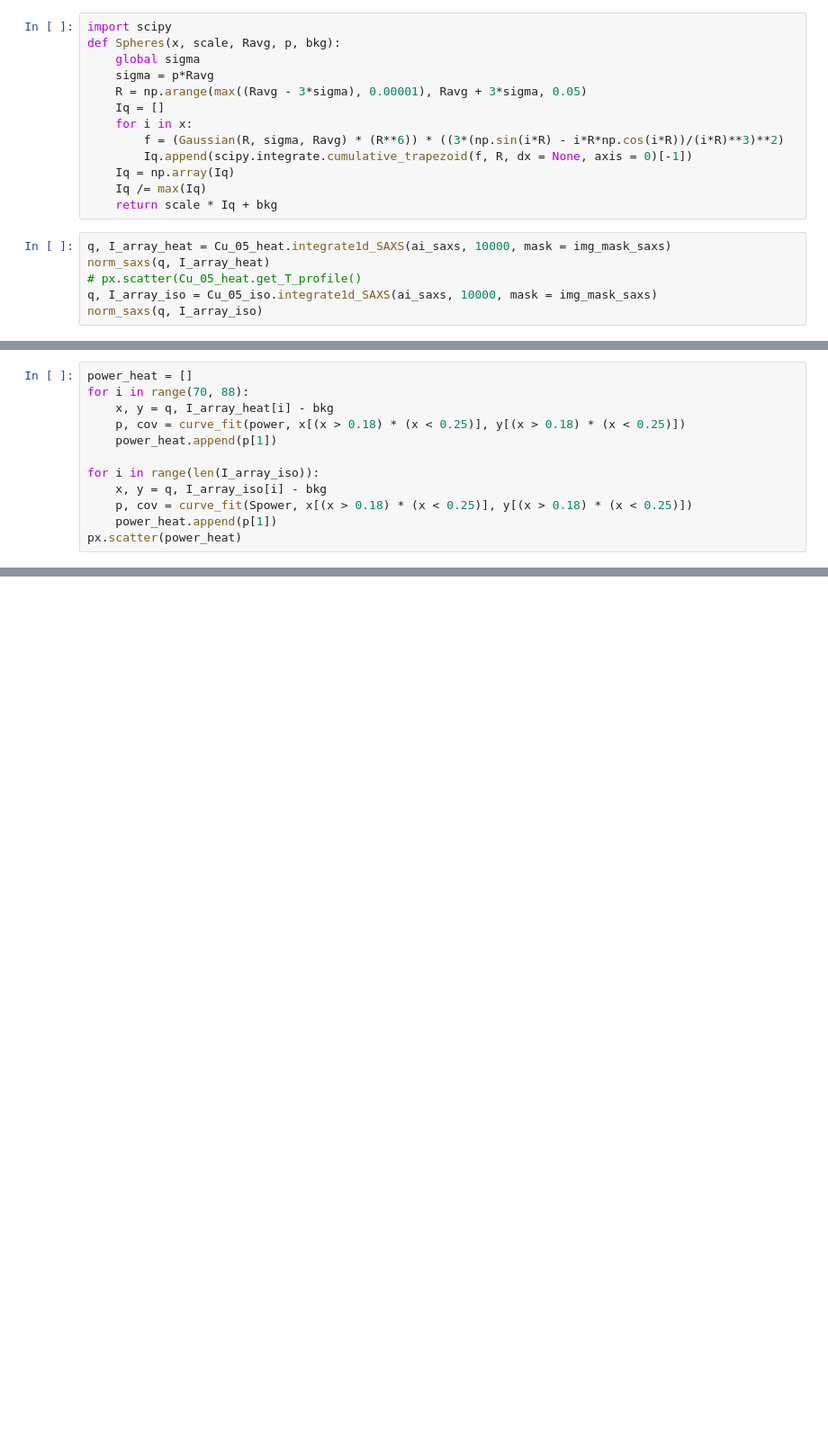
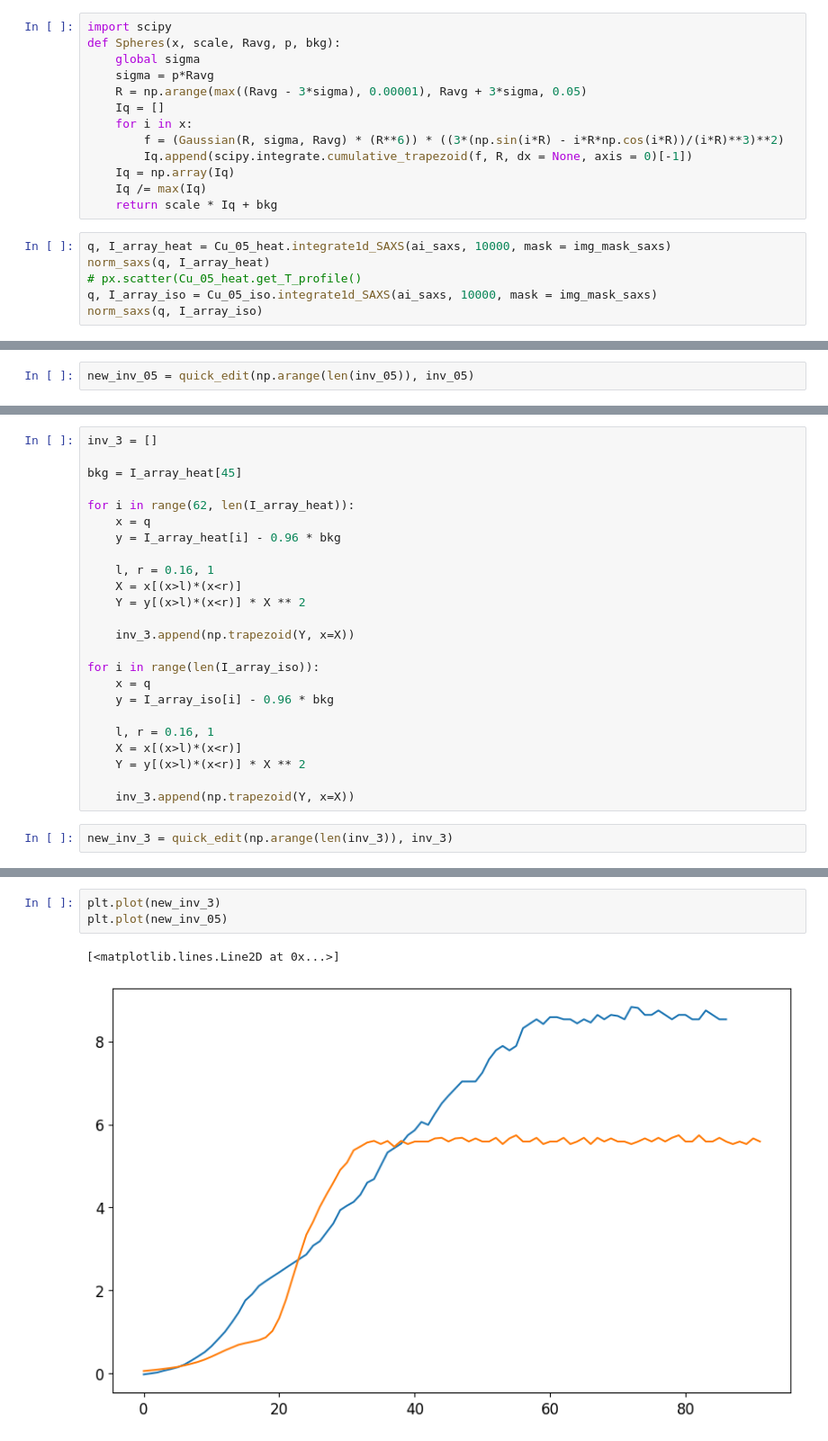
Before and after one commit to Akmalumarov/X_Ray_Scattering_Analysis, a Jupyter notebook: projects/Nanoparticles/Cu_Nps_Anokhin/Results.ipynb, the cells around one changed output, grey strips where cells are left out. Shown at 90% size. Cells and saved outputs as stored; diff of their text form; blank space fills up the shorter version.

```diff
--- a/projects/Nanoparticles/Cu_Nps_Anokhin/Results.ipynb
+++ b/projects/Nanoparticles/Cu_Nps_Anokhin/Results.ipynb
@@ -380,12 +408,0 @@ fig.show()
-# %%
-power_heat = []
-for i in range(70, 88):
-    x, y = q, I_array_heat[i] - bkg
-    p, cov = curve_fit(power, x[(x > 0.18) * (x < 0.25)], y[(x > 0.18) * (x < 0.25)])
-    power_heat.append(p[1])
-
-for i in range(len(I_array_iso)):
-    x, y = q, I_array_iso[i] - bkg
-    p, cov = curve_fit(Spower, x[(x > 0.18) * (x < 0.25)], y[(x > 0.18) * (x < 0.25)])
-    power_heat.append(p[1])
-px.scatter(power_heat)
@@ -398,0 +439,2 @@ plt.loglog(q, I_array_heat[75] - 1 * bkg)
+# %%
+new_inv_05 = quick_edit(np.arange(len(inv_05)), inv_05)
@@ -398,0 +450,26 @@ plt.loglog(q, I_array_heat[75] - 1 * bkg)
+# %%
+inv_3 = []
+
+bkg = I_array_heat[45]
+
+for i in range(62, len(I_array_heat)):
+    x = q
+    y = I_array_heat[i] - 0.96 * bkg
+
+    l, r = 0.16, 1
+    X = x[(x>l)*(x<r)]
+    Y = y[(x>l)*(x<r)] * X ** 2
+
+    inv_3.append(np.trapezoid(Y, x=X))
+
+for i in range(len(I_array_iso)):
+    x = q
+    y = I_array_iso[i] - 0.96 * bkg
+
+    l, r = 0.16, 1
+    X = x[(x>l)*(x<r)]
+    Y = y[(x>l)*(x<r)] * X ** 2
+
+    inv_3.append(np.trapezoid(Y, x=X))
+# %%
+new_inv_3 = quick_edit(np.arange(len(inv_3)), inv_3)
@@ -398,0 +479,6 @@ plt.loglog(q, I_array_heat[75] - 1 * bkg)
+# %%
+plt.plot(new_inv_3)
+plt.plot(new_inv_05)
+# %% [output]
+[<matplotlib.lines.Line2D at 0x...>]
+[figure, added]
```
Also changed, not shown: parts of 37 cells of this notebook, 4 other files.
